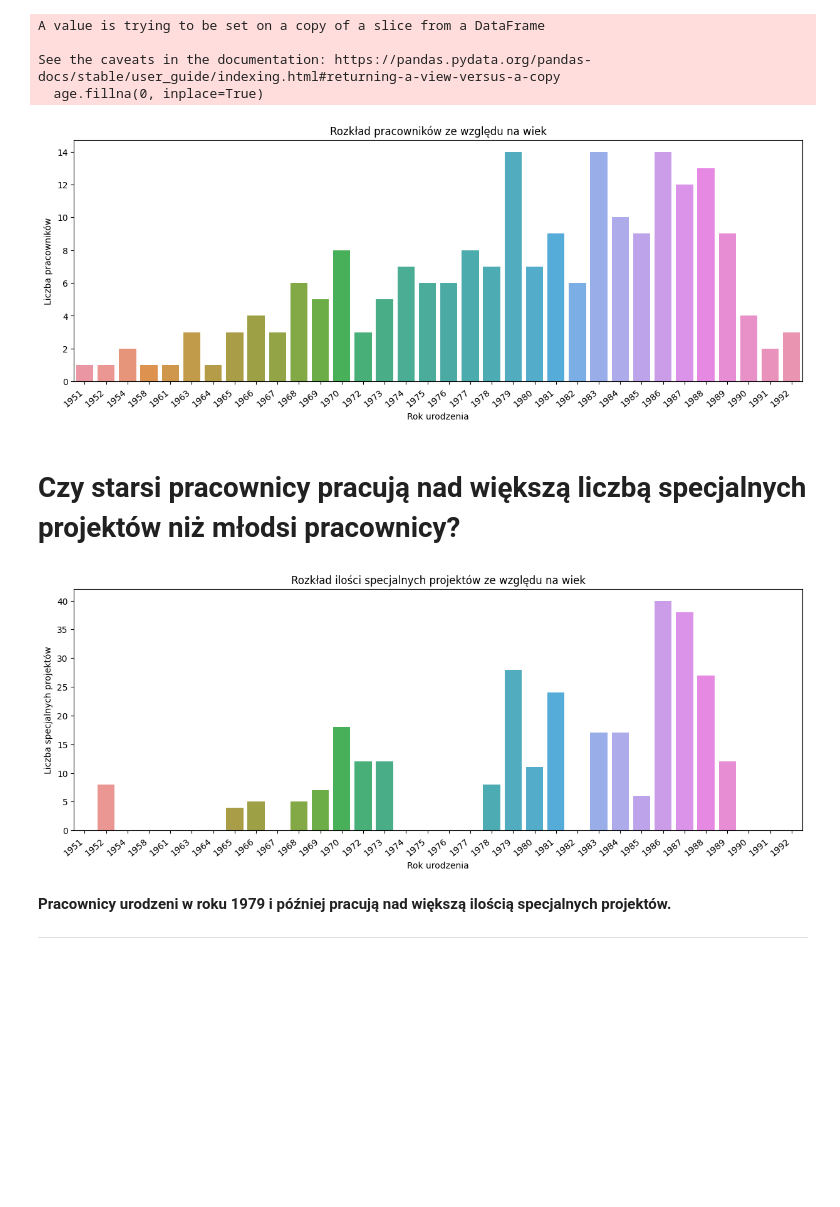
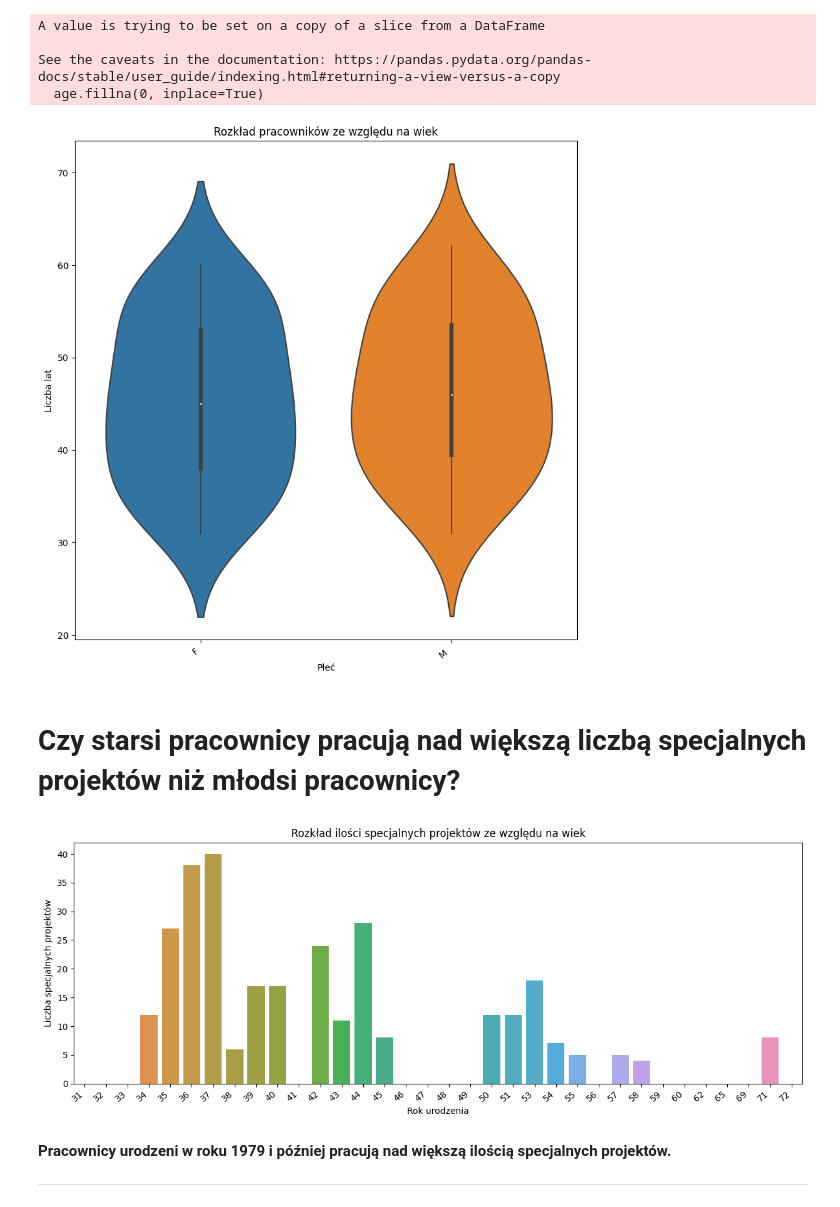
Before and after one commit to MarcinAn/analiza_danych, a Jupyter notebook: analiza_danych.ipynb, the cells around one changed output. Cells and saved outputs as stored; diff of their text form; code cells hidden in the pictures; blank space fills up the shorter version.

```diff
--- a/analiza_danych.ipynb
+++ b/analiza_danych.ipynb
@@ -135,7 +152,7 @@ print(round(marital_satisfaction_pivot.iloc[0,1]-marital_satisfaction_pivot.iloc
 # %% [markdown]
 # **Jak wygląda struktura wieku aktualnie zatrudnionych pracowników?**
 # %%
-age=df[{'DOB', 'DateofTermination','SpecialProjectsCount'}]
+age=df[{'DOB', 'DateofTermination','SpecialProjectsCount', 'Sex'}]
 age.fillna(0, inplace=True)
 age=age[age['DateofTermination']==0]
 age.drop('DateofTermination', axis=1, inplace=True)
@@ -148,24 +165,26 @@ See the caveats in the documentation: https://pandas.pydata.org/pandas-docs/stab
 # %%
 def fix_year(x):
   if (int(x[-2:]) > 23):
-    return 1900 + int(x[-2:])
+    return 2023- (1900 + int(x[-2:]))
   else:
-    return 2000 + int(x[-2:])
+    return 2023- (2000 + int(x[-2:]))
 age['birth_year']=age['DOB'].apply(lambda x: fix_year(x))
 # %%
-age_pivot=age.pivot_table(values='DOB', index='birth_year', aggfunc='count')
+age_pivot=age.pivot_table(values='DOB', index=['birth_year', 'Sex'], aggfunc='count')
 age_pivot.reset_index(inplace=True)
+age_pivot= age_pivot[((age_pivot['Sex'] == 'F') & (age_pivot['birth_year'] <=60)) | ((age_pivot['Sex'] != 'F') & (age_pivot['birth_year'] <=65))]
 age_pivot.sort_values(by='birth_year', inplace=True)
 # %%
-plt.figure(figsize=(15,5))
-ax=sns.barplot(x='birth_year',y='DOB',data=age_pivot)
+plt.figure(figsize=(10,10))
+#ax=sns.barplot(x='birth_year',y='DOB',data=age_pivot)
+ax=sns.violinplot(x='Sex', y='birth_year', data= age_pivot)
 ax.set_xticklabels(ax.get_xticklabels(), rotation=40, ha="right")
-plt.xlabel('Rok urodzenia')
-plt.ylabel('Liczba pracowników')
+plt.xlabel('Płeć')
+plt.ylabel('Liczba lat')
 plt.title('Rozkład pracowników ze względu na wiek')
 plt.show()
 # %% [output]
-[figure, old version]
+[figure, new version]
 # %% [markdown]
 # **Czy starsi pracownicy pracują nad większą liczbą specjalnych projektów niż młodsi pracownicy?**
 # %%
@@ -181,7 +200,7 @@ plt.ylabel('Liczba specjalnych projektów')
 plt.title('Rozkład ilości specjalnych projektów ze względu na wiek')
 plt.show()
 # %% [output]
-[figure, old version]
+[figure, new version]
 # %% [markdown]
 **Pracownicy urodzeni w roku 1979 i później pracują nad większą ilością specjalnych projektów.**
 
```
Also changed, not shown: parts of 7 cells of this notebook.
